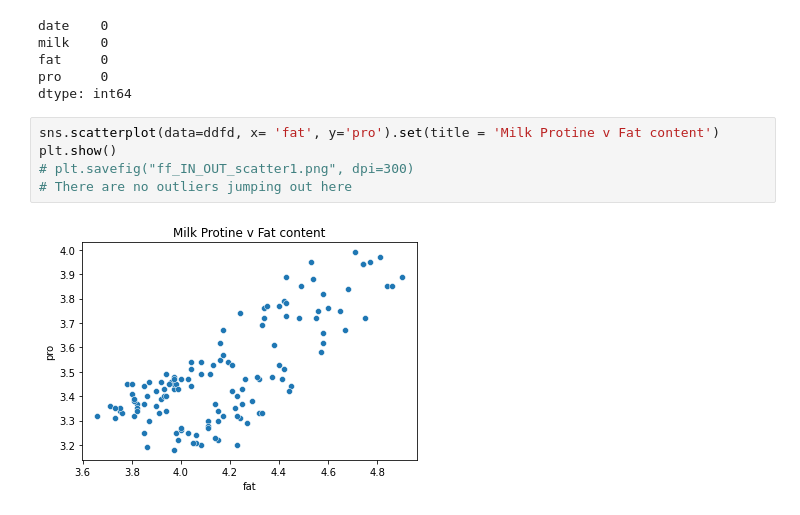
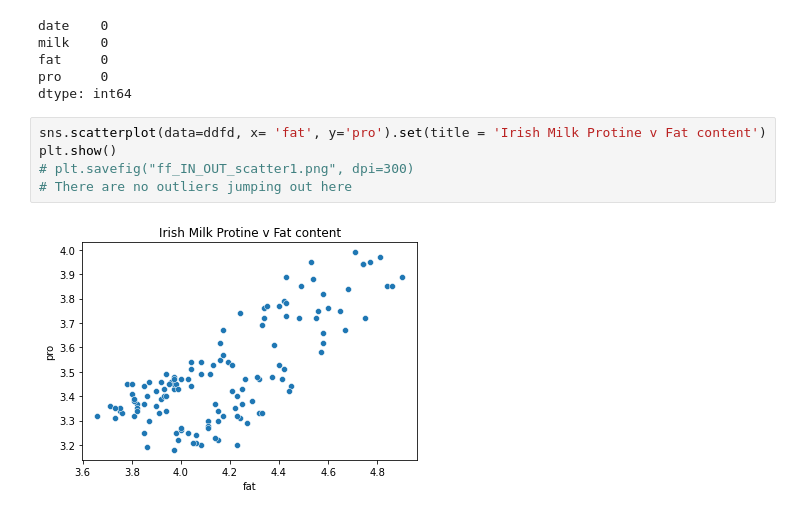
Before and after one commit to sba22169/MSC_DA_CA2, a Jupyter notebook: AD_MSC_CA2.ipynb, the cells around one changed output. Drawn from its saved outputs; the diff is of its cells as text.

Commit message:
Explore datasets
Filtered and explored datasets graphically

```diff
--- a/AD_MSC_CA2.ipynb
+++ b/AD_MSC_CA2.ipynb
@@ -119,9 +119,9 @@ fat     0
 pro     0
 dtype: int64
 # %%
-sns.scatterplot(data=ddfd, x= 'fat', y='pro').set(title = 'Milk Protine v Fat content')
+sns.scatterplot(data=ddfd, x= 'fat', y='pro').set(title = 'Irish Milk Protine v Fat content')
 plt.show()
 # plt.savefig("ff_IN_OUT_scatter1.png", dpi=300)
 # There are no outliers jumping out here
 # %% [output]
-[figure, old version]
+[figure, new version]
```
Also changed, not shown: parts of 17 cells of this notebook, 7 other files.
